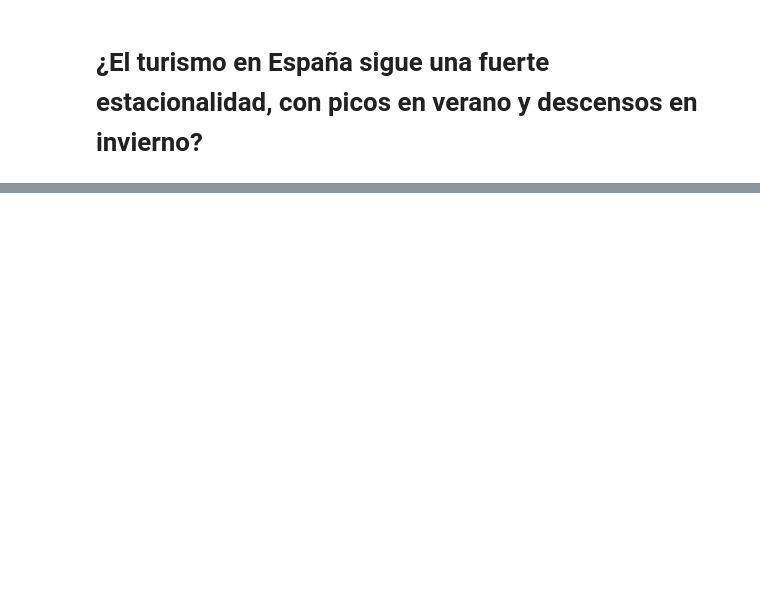
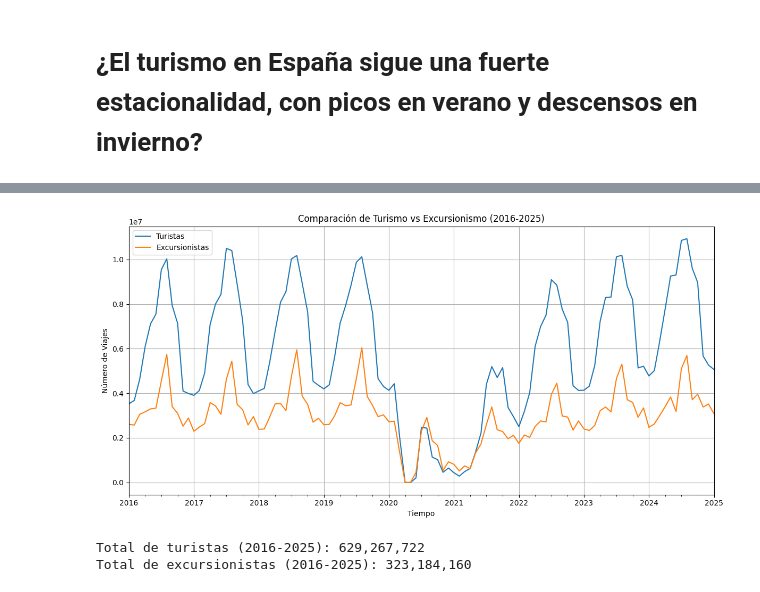
Before and after one commit to Cristianvas198/EDA_Turismo, a Jupyter notebook: Borrador.ipynb, the cells around one changed output, grey strips where cells are left out. Drawn from its saved outputs; the diff is of its cells as text; code cells hidden in the pictures; blank space fills up the shorter version.

```diff
--- a/Borrador.ipynb
+++ b/Borrador.ipynb
@@ -212,0 +176,21 @@ pais.columns=pais.columns.str.replace("M", " ")#Reemplaza la M de las fechas por
+# %%
+tipologia = pd.read_excel("./src/data/tipologia_viaje.xlsx") #Importa el archivo
+tipologia.columns=tipologia.columns.str.replace("M", " ")#Reemplaza la M de las fechas por un espacio
+pd.options.display.float_format = '{:.1f}'.format #sE modifican los valores que tenian anotacion cientifica y confirma el formato float.
+tipologia=tipologia.set_index(" ")
+tipologia = tipologia[tipologia.columns[::-1]]
+tipologia=tipologia.drop(["2015 10", "2015 11", "2015 12"], axis=1)
+tipologia=tipologia.transpose()
+tipologia = tipologia.apply(pd.to_numeric, errors='coerce')
+
+nuevo_índice_tipologia = pd.to_datetime(tipologia.index, format='%Y %m').to_period('M') #Convierto a formato fecha quedandome solo con mes y año.
+tipologia.index = nuevo_índice_tipologia #Actualizo el indice en el Dataframe principal
+tipologia = tipologia.sort_index()  # Ordena en ascendente
+tipologia.columns = tipologia.columns.str.strip()
+
+tipologia_2=tipologia.drop(["Acumulado en lo que va de año", "Tasa de variación anual", "Tasa de variación acumulada"], axis=1)
+tipologia_2 = tipologia_2.iloc[:, 1:]
+tipologia_2.columns.values[1] = "Datos Turista"  # Cambia la segunda columna
+tipologia_2.columns.values[3] = "Datos Excursionista"
+tipologia_2=tipologia_2.drop(["Turista", "Excursionista"], axis=1)
+#tipologia_2 = tipologia_2[["Datos Turista", "Datos Excursionista"]]  # Selecciona solo las columnas útiles
@@ -212,0 +213,20 @@ pais.columns=pais.columns.str.replace("M", " ")#Reemplaza la M de las fechas por
+# %%
+tipologia_2.plot(figsize=(12, 6))
+plt.title("Comparación de Turismo vs Excursionismo (2016-2025)")
+plt.xlabel("Tiempo")
+plt.ylabel("Número de Viajes")
+plt.legend(["Turistas", "Excursionistas"])
+plt.grid(True)
+plt.tight_layout()
+plt.show()
+# %% [output]
+[figure, added]
+# %%
+total_turistas = tipologia_2["Datos Turista"].sum()
+total_excursionistas = tipologia_2["Datos Excursionista"].sum()
+
+print(f"Total de turistas (2016-2025): {total_turistas:,.0f}")
+print(f"Total de excursionistas (2016-2025): {total_excursionistas:,.0f}")
+# %% [output]
+Total de turistas (2016-2025): 629,267,722
+Total de excursionistas (2016-2025): 323,184,160
```
Also changed, not shown: parts of 41 cells of this notebook, 2 other files.
